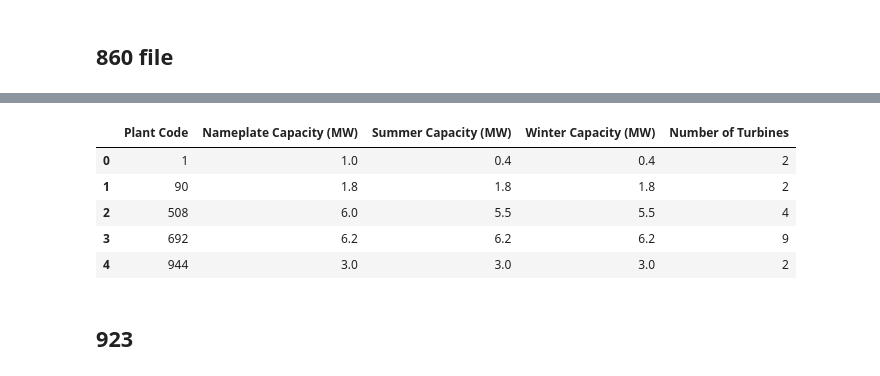
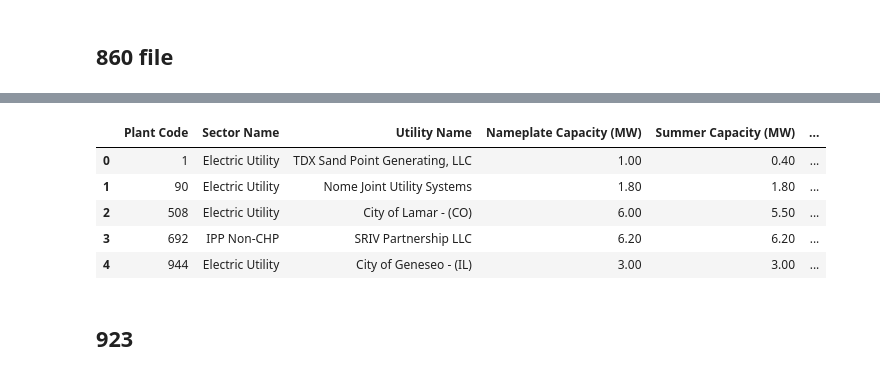
Before and after one commit to NicsLvl/DA1_Capstone_JADEN, a Jupyter notebook: Model_wind_turbine.ipynb, the cells around one changed output, grey strips where cells are left out. Cells and saved outputs as stored; diff of their text form; code cells hidden in the pictures.

```diff
--- a/Model_wind_turbine.ipynb
+++ b/Model_wind_turbine.ipynb
@@ -243,7 +245,7 @@ df_86.head()
 | 4 | 10633 | City of Lamar - (CO) | 508 | Lamar Plant | CO | Prowers | T1-T3 | OP | Onshore Wind Turbine | ... |
 # %%
 # get nameplate capacity by plant Code
-df_86 = df_86[['Plant Code', 'Nameplate Capacity (MW)', 'Summer Capacity (MW)', 'Winter Capacity (MW)','Number of Turbines']]
+df_86 = df_86[['Plant Code', 'Nameplate Capacity (MW)', 'Summer Capacity (MW)', 'Winter Capacity (MW)','Number of Turbines','Sector Name','Utility Name']]
 # %%
 df_86.info()
 # %% [output]
@@ -274,17 +278,16 @@ df_86.describe()
 # %%
-# consolidate by Plant Code
-df_860 = df_86.groupby('Plant Code').sum()
+# consolidate by Plant Code but include Sector Name and Utility Name
+df_860 = df_86.groupby(['Plant Code','Sector Name','Utility Name']).sum().reset_index()
 # %%
 # reset index of df_860 but keep the column
-df_860 = df_860.reset_index()
 df_860.head()
 # %% [output]
-|  | Plant Code | Nameplate Capacity (MW) | Summer Capacity (MW) | Winter Capacity (MW) | Number of Turbines |
-| 0 | 1 | 1.0 | 0.4 | 0.4 | 2 |
-| 1 | 90 | 1.8 | 1.8 | 1.8 | 2 |
-| 2 | 508 | 6.0 | 5.5 | 5.5 | 4 |
-| 3 | 692 | 6.2 | 6.2 | 6.2 | 9 |
-| 4 | 944 | 3.0 | 3.0 | 3.0 | 2 |
+|  | Plant Code | Sector Name | Utility Name | Nameplate Capacity (MW) | Summer Capacity (MW) | ... |
+| 0 | 1 | Electric Utility | TDX Sand Point Generating, LLC | 1.00 | 0.40 | ... |
+| 1 | 90 | Electric Utility | Nome Joint Utility Systems | 1.80 | 1.80 | ... |
+| 2 | 508 | Electric Utility | City of Lamar - (CO) | 6.00 | 5.50 | ... |
+| 3 | 692 | IPP Non-CHP | SRIV Partnership LLC | 6.20 | 6.20 | ... |
+| 4 | 944 | Electric Utility | City of Geneseo - (IL) | 3.00 | 3.00 | ... |
 # %% [markdown]
 ## 923
 # %%
```
Also changed, not shown: parts of 19 cells of this notebook, 4 other files.
